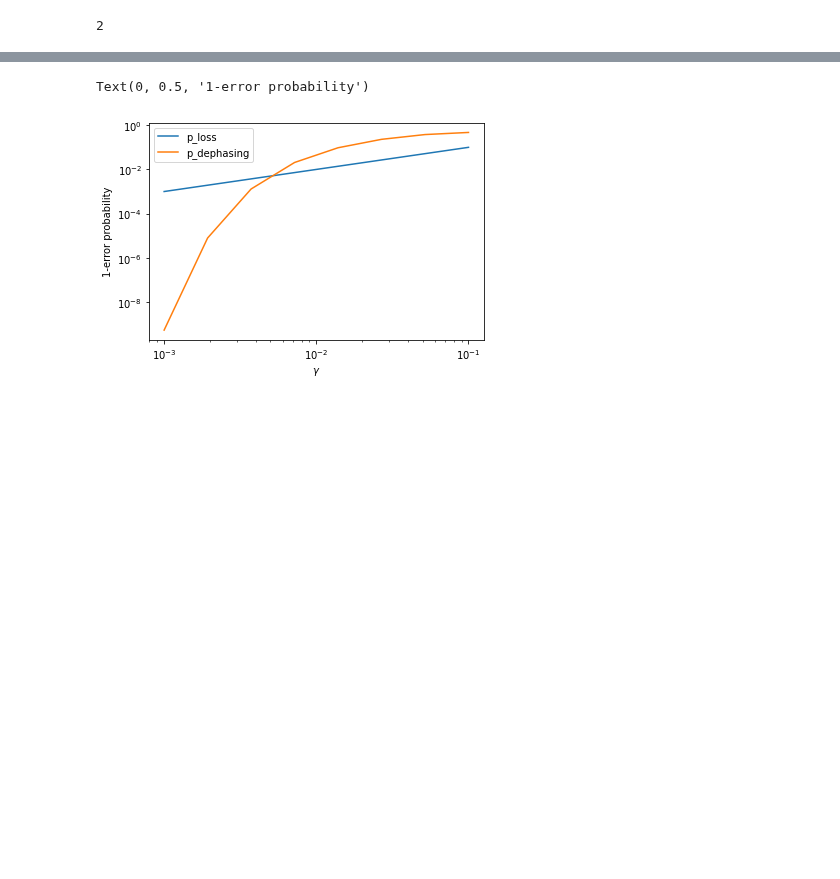
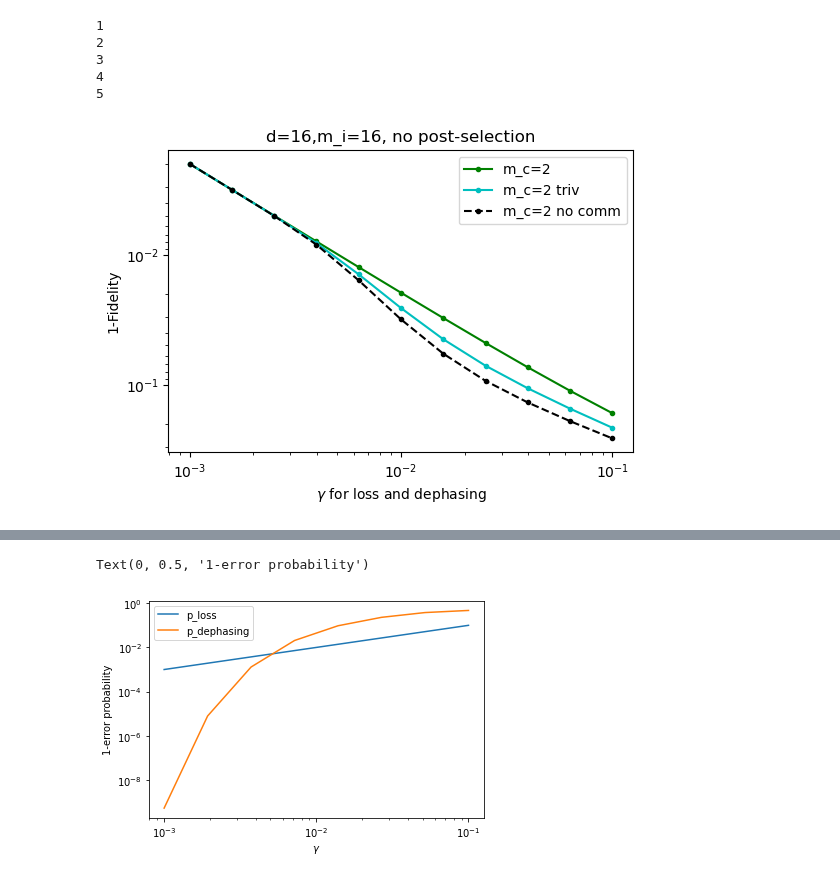
Before and after one commit to RosenblumLab/BosonicEntanglementDistillation, a Jupyter notebook: playground2.ipynb, the cells around one changed output, grey strips where cells are left out. Drawn from its saved outputs; the diff is of its cells as text; code cells hidden in the pictures; blank space fills up the shorter version.

```diff
--- a/playground2.ipynb
+++ b/playground2.ipynb
@@ -22,7 +22,7 @@ d = 16
 m_i = 16
 m_c = 16
 fidelity_cut = 0
-gamma_list = np.logspace(-3,-1,8)
+gamma_list = np.logspace(-3,-1,11)
 gamma_ratio = 1
 
 
@@ -58,6 +58,18 @@ prob_list_164 = [tup[1] for tup in fid_prob_list]
 print(3)
 
 m_i = 16
+m_c = 2
+simulation2 = DiscreteSimulation(d, m_i,m_c)
+
+with mp.Pool(mp.cpu_count()-1) as pool:
+    fid_prob_list = pool.starmap(simulation2.average_fidelity, zip(list(gamma_list),list(gamma_ratio*gamma_list), [fidelity_cut] * len(gamma_list)))
+fid_list_162 = [tup[0] for tup in fid_prob_list]
+prob_list_162 = [tup[1] for tup in fid_prob_list]
+
+
+print(4)
+
+m_i = 16
 m_c = 8
 simulation8 = DiscreteSimulation(d, m_i,m_c)
 
@@ -66,7 +78,7 @@ with mp.Pool(mp.cpu_count()-1) as pool:
 fid_list_168_NC = [tup[0] for tup in fid_prob_list]
 prob_list_168_NC = [tup[1] for tup in fid_prob_list]
 
-print(3)
+print(5)
 
 m_i = 16
 m_c = 4
@@ -77,7 +89,11 @@ with mp.Pool(mp.cpu_count()-1) as pool:
 fid_list_164_NC = [tup[0] for tup in fid_prob_list]
 prob_list_164_NC = [tup[1] for tup in fid_prob_list]
 # %% [output]
+1
 2
+3
+4
+5
 # %%
 m_i = 16
 m_c = 2
@@ -90,3 +125,26 @@ prob_list_162_NC = [tup[1] for tup in fid_prob_list]
+# %%
+plt.figure(dpi=100)
+
+# plt.loglog(gamma_list,1-np.array(fid_list1616), 'b.-', label="m_c=16")
+# plt.loglog(gamma_list,1-np.array(fid_list_168), 'c.-', label="m_c=8")
+# plt.loglog(gamma_list,1-np.array(fid_list_164), 'r.-', label="m_c=4")
+plt.loglog(gamma_list,1-np.array(fid_list_162), 'g.-', label="m_c=2")
+# plt.loglog(gamma_list,1-np.array(fid_list_168_NC), 'c.--', label="m_c=8 no comm")
+# plt.loglog(gamma_list,1-np.array(fid_list_164_NC), 'r.--', label="m_c=4 no comm")
+plt.loglog(gamma_list,1-np.array(fid_triv_list8), 'c.-', label="m_c=2 triv")
+plt.loglog(gamma_list,1-np.array(fid_list_162_NC), 'k.--', label="m_c=2 no comm")
+# plt.loglog(gamma_list,1-np.array(fid_list_filtered), 'r.-')
+# plt.loglog(gamma_list,np.array(fail_prob_list), 'g.--')
+
+# plt.title("Infidelity with trivial protocol and with our protocol. d = 16, m_i = 4, m_c=4")
+plt.xlabel(f"$\gamma$ for loss and dephasing")  # decay and 1/{gamma_ratio}
+plt.ylabel("1-Fidelity")
+# plt.ylim([1,1e-5])
+plt.legend()
+plt.title(f"{d=},{m_i=}, no post-selection")
+plt.gca().invert_yaxis()
+# %% [output]
+[figure, added]
 # %%
 plt.figure(dpi=100)
 
```
Also changed, not shown: parts of 13 cells of this notebook.
